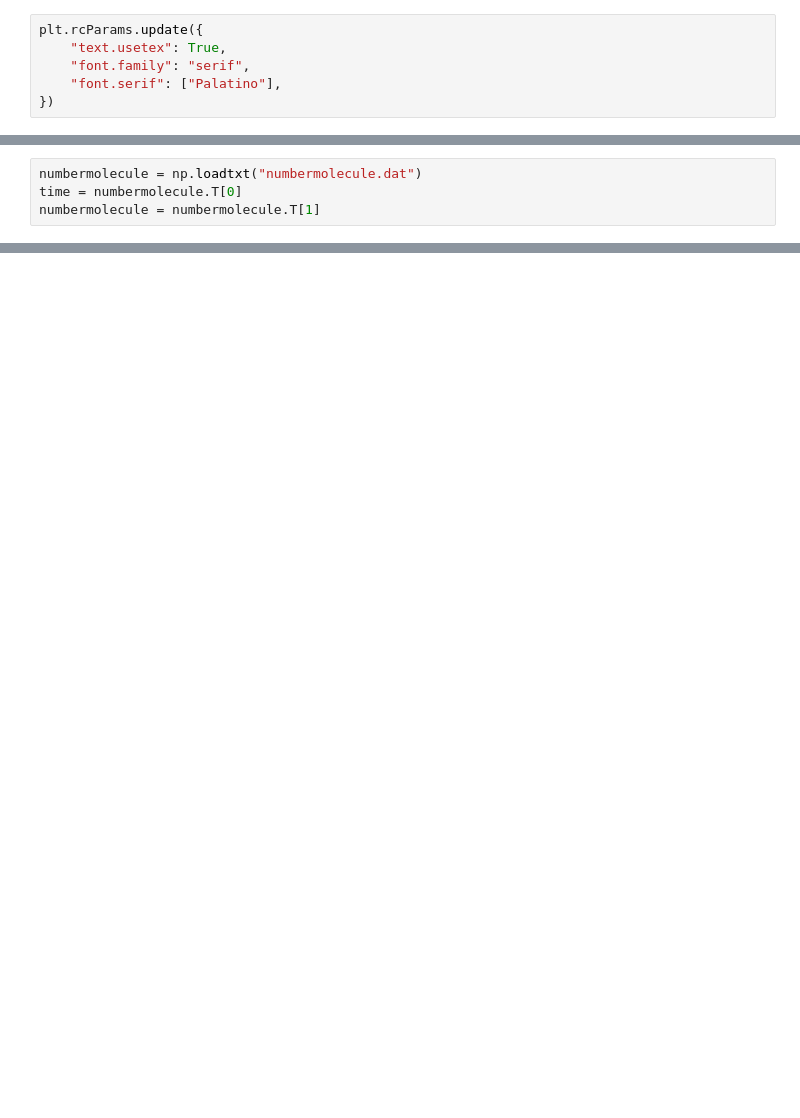
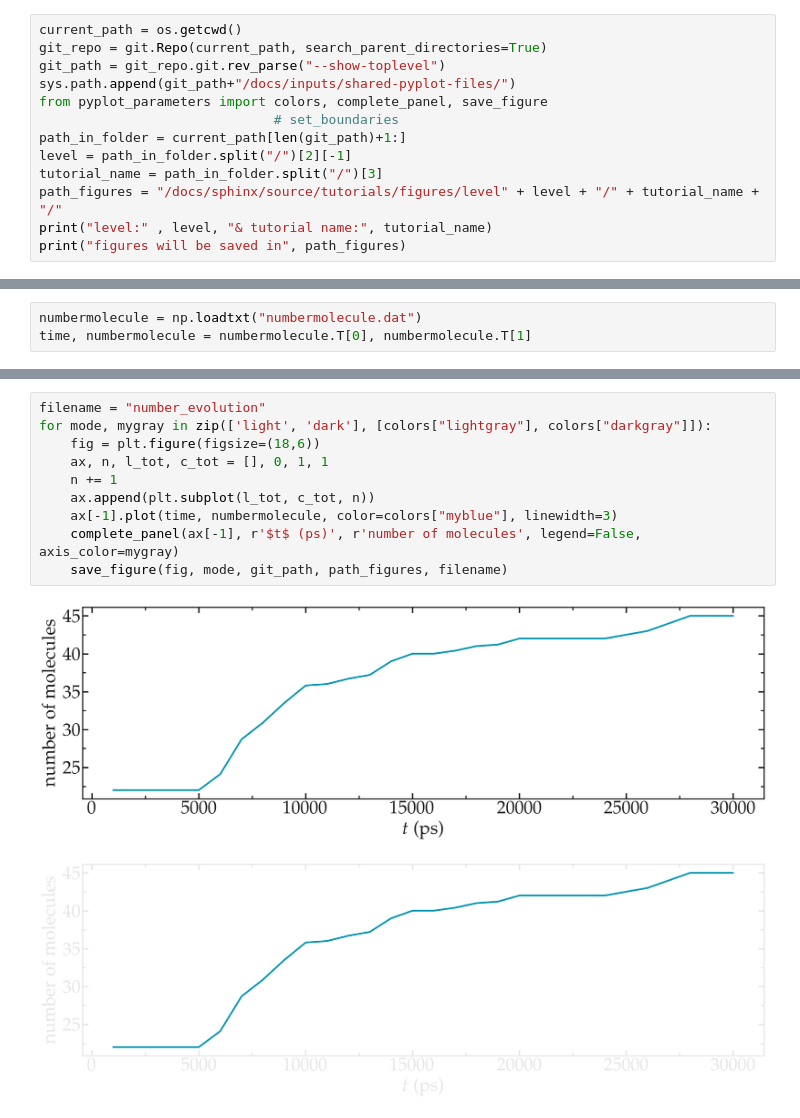
Before and after one commit to lammpstutorials/lammpstutorials.github.io, a Jupyter notebook: inputs/level3/water-adsorption-in-silica/AddingWater/plot_evolution.ipynb, the cells around one changed output, grey strips where cells are left out. Saved outputs shown, nothing was run; the diff lists cells and outputs as text; blank space fills up the shorter version.

```diff
--- a/inputs/level3/water-adsorption-in-silica/AddingWater/plot_evolution.ipynb
+++ b/inputs/level3/water-adsorption-in-silica/AddingWater/plot_evolution.ipynb
@@ -7,6 +5,13 @@ from mpl_toolkits.axes_grid1 import make_axes_locatable
 # %%
-plt.rcParams.update({
-    "text.usetex": True,
-    "font.family": "serif",
-    "font.serif": ["Palatino"],
-})
+current_path = os.getcwd()
+git_repo = git.Repo(current_path, search_parent_directories=True)
+git_path = git_repo.git.rev_parse("--show-toplevel")
+sys.path.append(git_path+"/docs/inputs/shared-pyplot-files/")
+from pyplot_parameters import colors, complete_panel, save_figure
+                              # set_boundaries
+path_in_folder = current_path[len(git_path)+1:]
+level = path_in_folder.split("/")[2][-1]
+tutorial_name = path_in_folder.split("/")[3]
+path_figures = "/docs/sphinx/source/tutorials/figures/level" + level + "/" + tutorial_name + "/"
+print("level:" , level, "& tutorial name:", tutorial_name)
+print("figures will be saved in", path_figures)
@@ -20,4 +21,3 @@ darkgray = [0.9, 0.9, 0.9]
 # %%
 numbermolecule = np.loadtxt("numbermolecule.dat")
-time = numbermolecule.T[0]
-numbermolecule = numbermolecule.T[1]
+time, numbermolecule = numbermolecule.T[0], numbermolecule.T[1]
@@ -74,0 +24,13 @@ for mode, mygray in zip(['light', 'dark'], [lightgray, darkgray]):
+# %%
+filename = "number_evolution"
+for mode, mygray in zip(['light', 'dark'], [colors["lightgray"], colors["darkgray"]]):
+    fig = plt.figure(figsize=(18,6))
+    ax, n, l_tot, c_tot = [], 0, 1, 1
+    n += 1
+    ax.append(plt.subplot(l_tot, c_tot, n))
+    ax[-1].plot(time, numbermolecule, color=colors["myblue"], linewidth=3)
+    complete_panel(ax[-1], r'$t$ (ps)', r'number of molecules', legend=False, axis_color=mygray)
+    save_figure(fig, mode, git_path, path_figures, filename)
+# %% [output]
+[figure, added]
+[figure, added]
```
Also changed, not shown: parts of 4 cells of this notebook, 12 other files.
